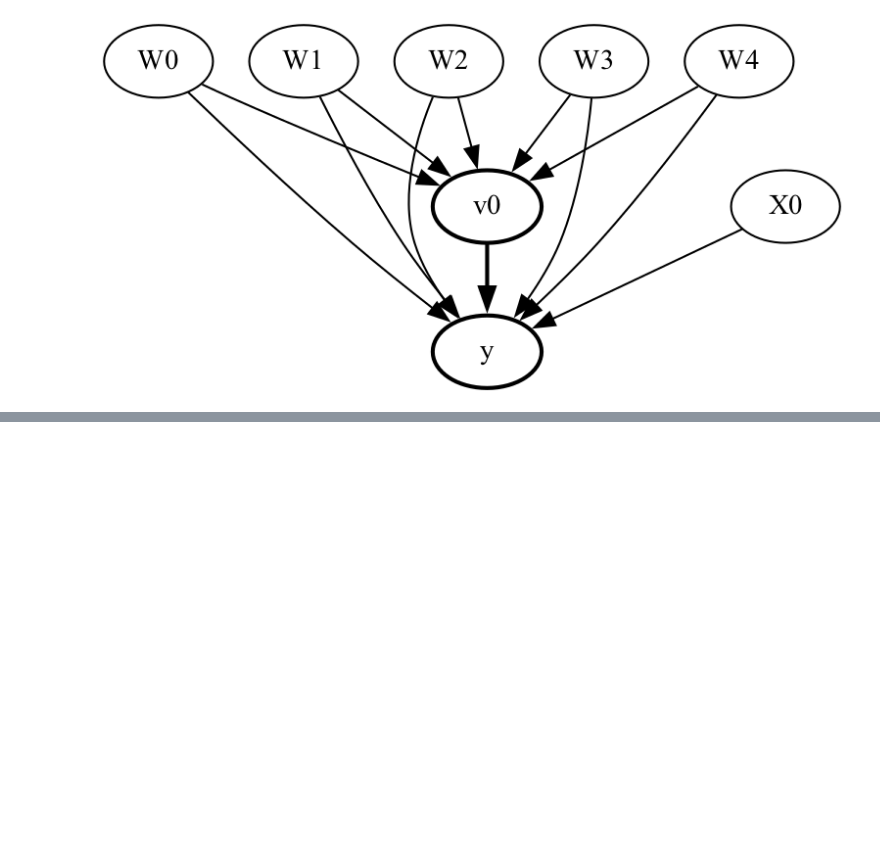
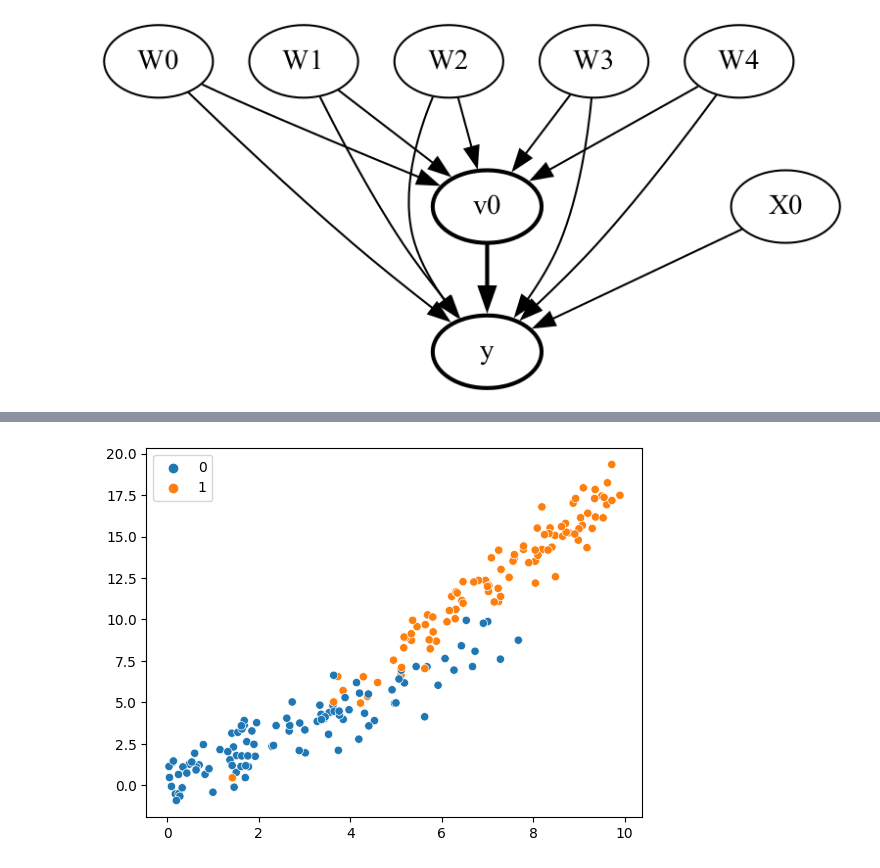
Before and after one commit to lhb0803/causal-inference, a Jupyter notebook: dowhy/dowhy_tutorial.ipynb, the cells around one changed output, grey strips where cells are left out. Drawn from its saved outputs; the diff is of its cells as text; code cells hidden in the pictures; blank space fills up the shorter version.

```diff
--- a/dowhy/dowhy_tutorial.ipynb
+++ b/dowhy/dowhy_tutorial.ipynb
@@ -149,0 +212,9 @@ display(Image(filename="causal_model.png"))
+# %%
+C = 10 * np.random.random(size=200)
+T = np.array([1 if i + np.random.normal(0, 2) > 5 else 0 for i in C])
+Y = np.array([1.2 * C[ix] + np.random.normal(0, 1) if i == 0 else 2 * C[ix] - 2 + np.random.normal(0, 1) for ix, i in enumerate(T)])
+# %%
+sns.scatterplot(x=C, y=Y, hue=T)
+plt.show()
+# %% [output]
+[figure, added]
```
Also changed, not shown: parts of 16 cells of this notebook.
